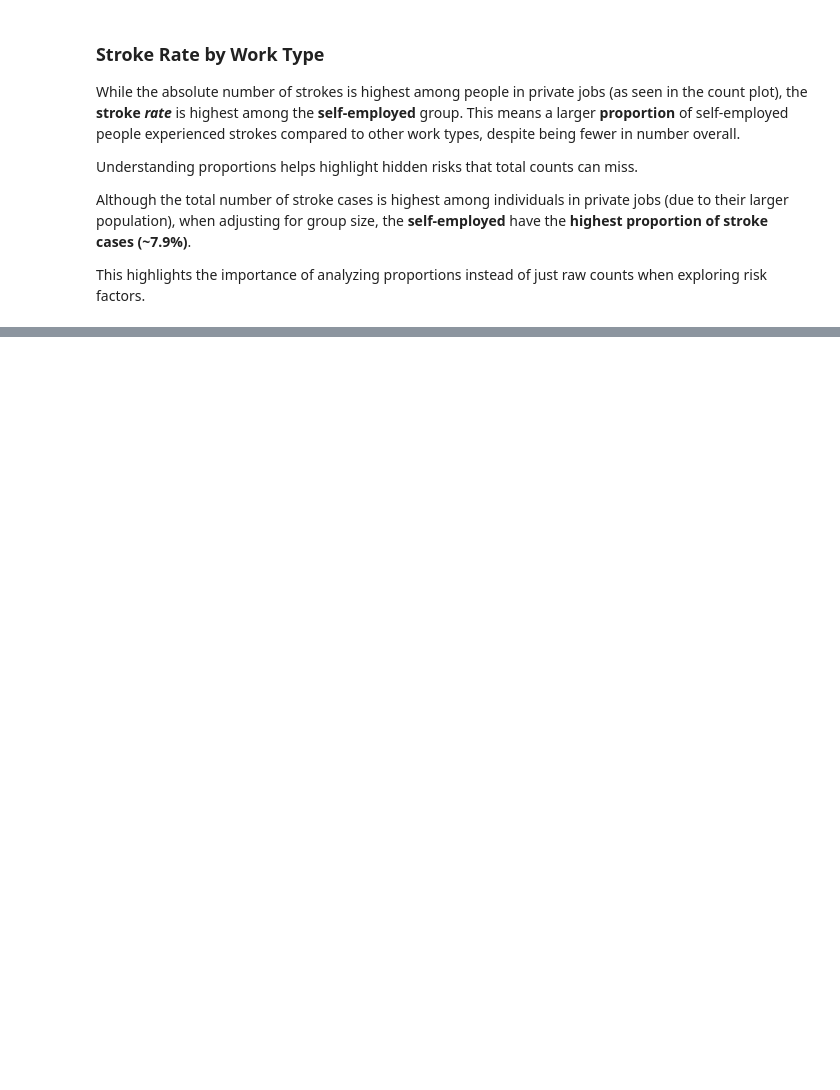
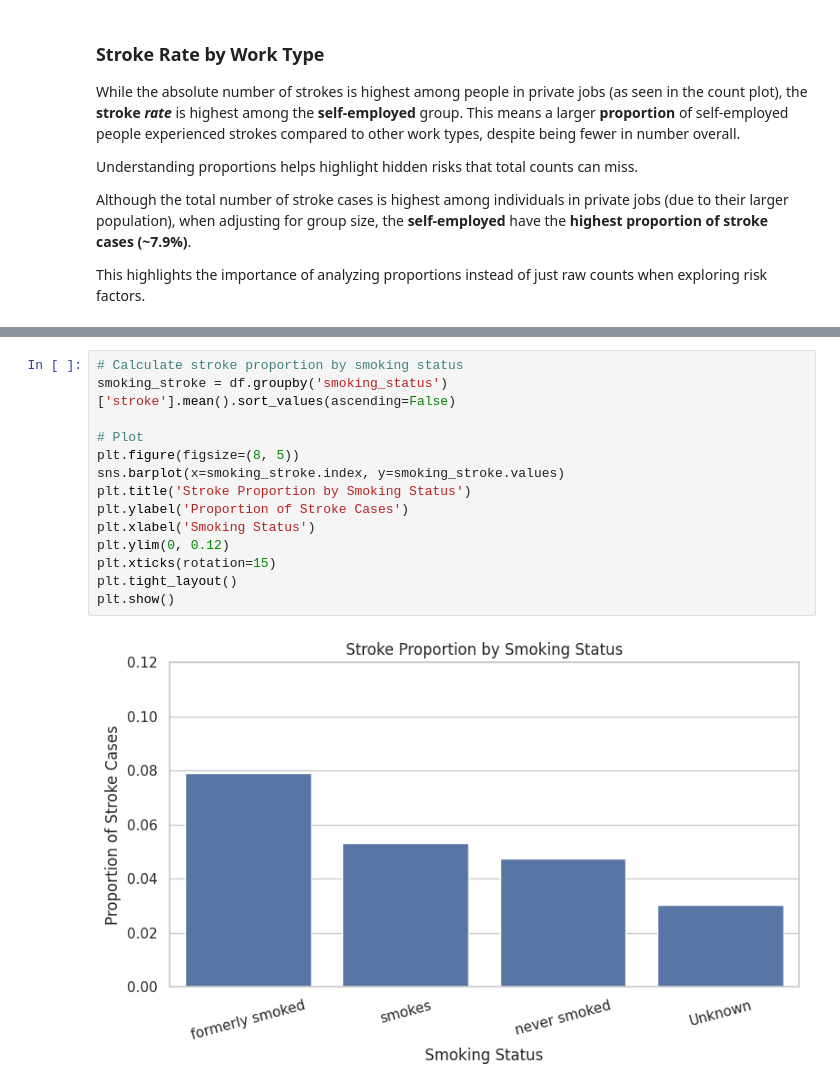
Before and after one commit to vivekr25/stroke-prediction-analysis, a Jupyter notebook: notebooks/StrokePredictionEDA.ipynb, the cells around one changed output, grey strips where cells are left out. Drawn from its saved outputs; the diff is of its cells as text; blank space fills up the shorter version.

```diff
--- a/notebooks/StrokePredictionEDA.ipynb
+++ b/notebooks/StrokePredictionEDA.ipynb
@@ -194,0 +269,16 @@ This highlights the importance of analyzing proportions instead of just raw coun
+# %%
+# Calculate stroke proportion by smoking status
+smoking_stroke = df.groupby('smoking_status')['stroke'].mean().sort_values(ascending=False)
+
+# Plot
+plt.figure(figsize=(8, 5))
+sns.barplot(x=smoking_stroke.index, y=smoking_stroke.values)
+plt.title('Stroke Proportion by Smoking Status')
+plt.ylabel('Proportion of Stroke Cases')
+plt.xlabel('Smoking Status')
+plt.ylim(0, 0.12)
+plt.xticks(rotation=15)
+plt.tight_layout()
+plt.show()
+# %% [output]
+[figure, added]
```
Also changed, not shown: parts of 33 cells of this notebook.
